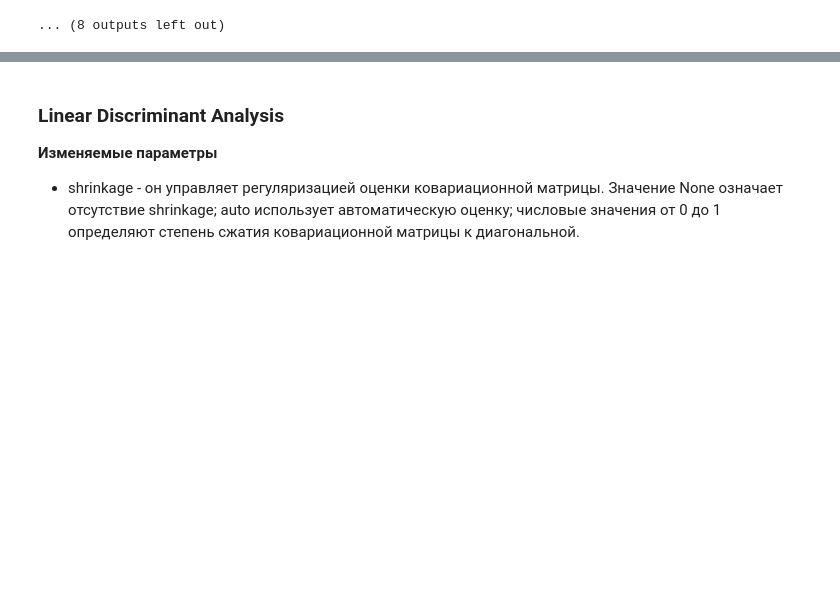
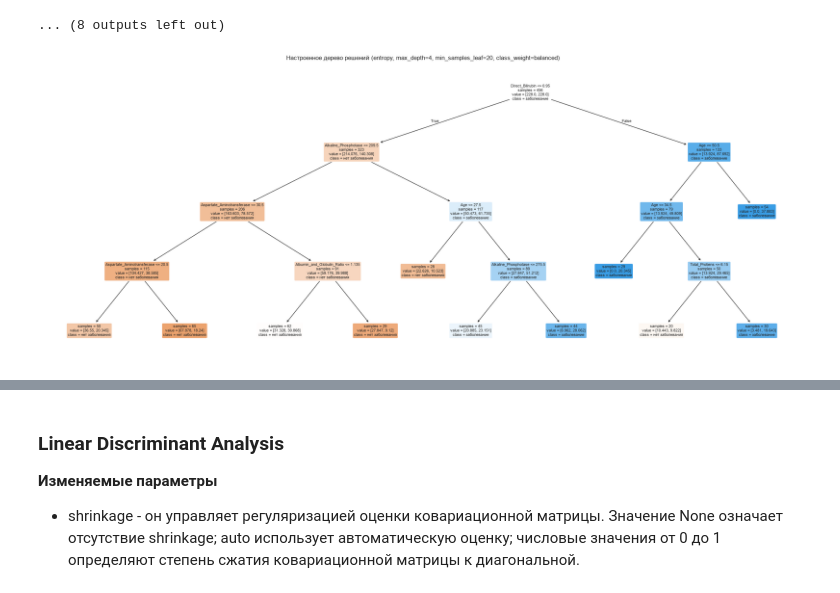
Before and after one commit to violllin/lab2_classification, a Jupyter notebook: lab2.ipynb, the cells around one changed output, grey strips where cells are left out. Drawn from its saved outputs; the diff is of its cells as text; code cells hidden in the pictures; blank space fills up the shorter version.

```diff
--- a/lab2.ipynb
+++ b/lab2.ipynb
@@ -927,3 +1018,12 @@ Decision Tree: совместный перебор гиперпараметро
 | 10 | 0.6381 | 0.7750 | 0.7156 | 0.7270 | 0.6519 |
 | 20 | 0.6525 | 0.7872 | 0.7254 | 0.7400 | 0.6793 |
 ... (8 outputs left out)
+# %%
+fig, ax = plt.subplots(figsize=(22, 9))
+plot_tree(dt_best, feature_names=list(X.columns), class_names=['нет заболевания', 'заболевание'],
+          filled=True, rounded=True, impurity=False, proportion=False, fontsize=8, ax=ax)
+ax.set_title('Настроенное дерево решений (entropy, max_depth=4, min_samples_leaf=20, class_weight=balanced)')
+plt.tight_layout()
+plt.show()
+# %% [output]
+[figure, added]
```
Also changed, not shown: parts of 27 cells of this notebook.
